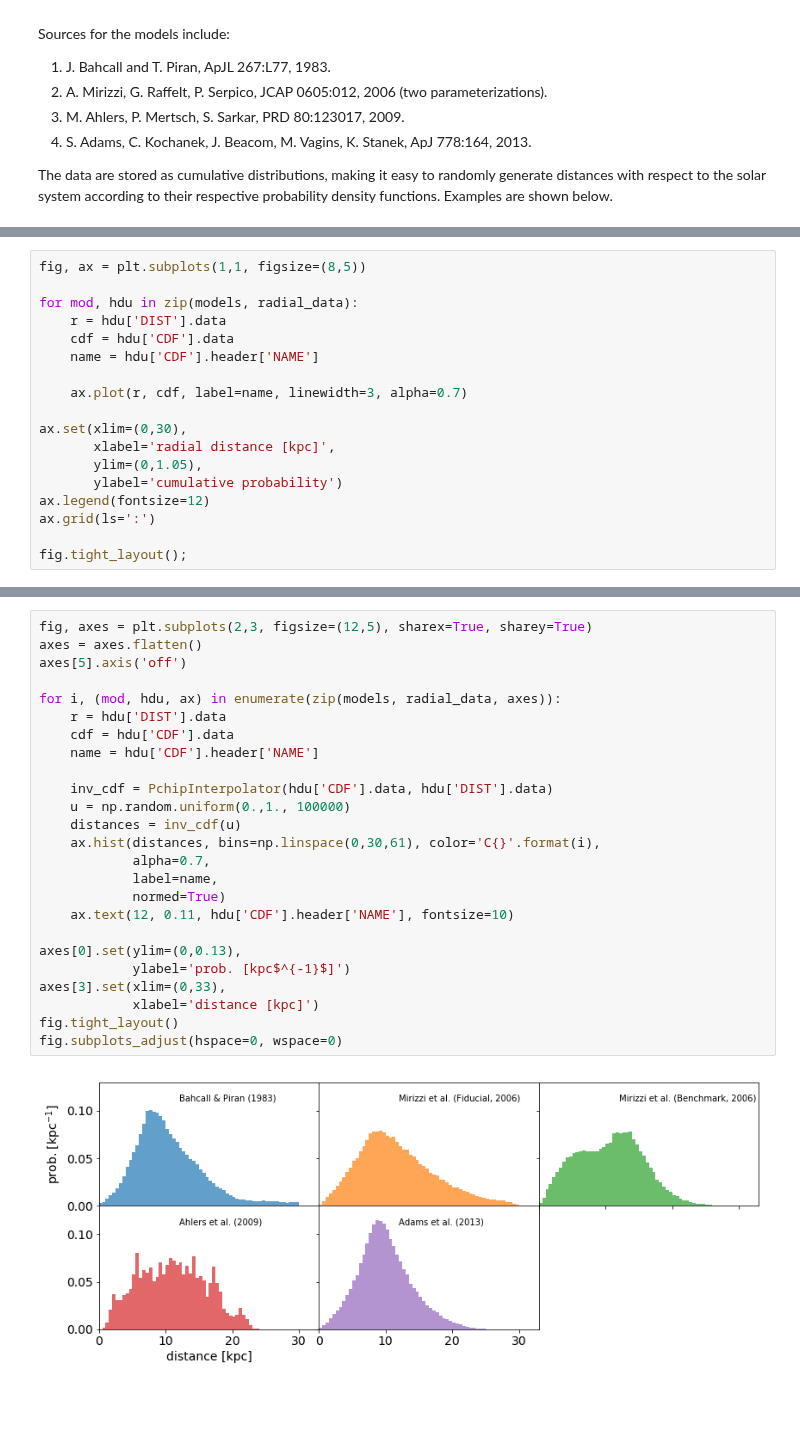
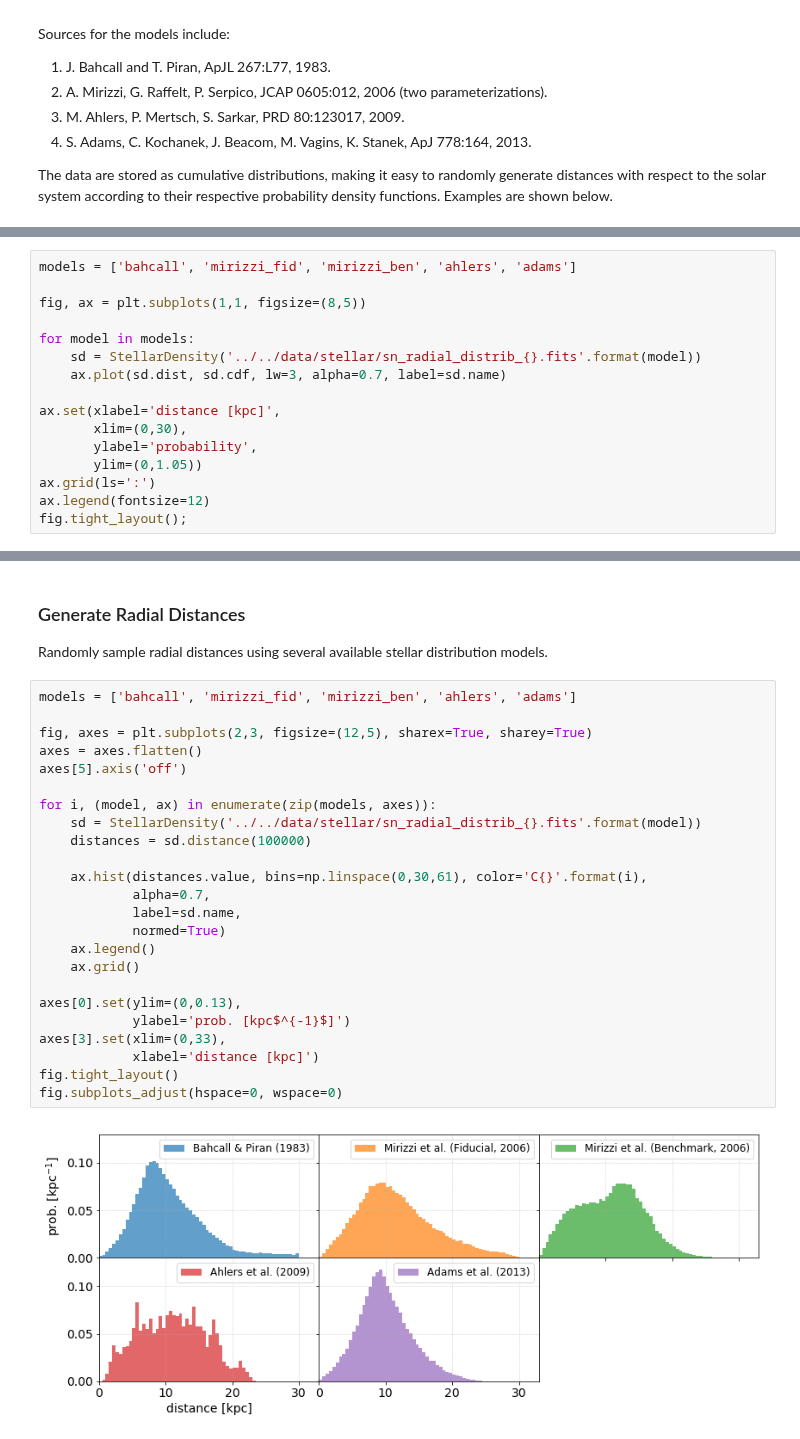
Before and after one commit to icecube/ASTERIA, a Jupyter notebook: docs/nb/stellar_distributions.ipynb, the cells around one changed output, grey strips where cells are left out. Cells and saved outputs as stored; diff of their text form; blank space fills up the shorter version.

Commit message:
Convert notebook to use stellardist module.

```diff
--- a/docs/nb/stellar_distributions.ipynb
+++ b/docs/nb/stellar_distributions.ipynb
@@ -35,19 +67,17 @@ for model in models:
 # %%
+models = ['bahcall', 'mirizzi_fid', 'mirizzi_ben', 'ahlers', 'adams']
+
 fig, ax = plt.subplots(1,1, figsize=(8,5))
 
-for mod, hdu in zip(models, radial_data):
-    r = hdu['DIST'].data
-    cdf = hdu['CDF'].data
-    name = hdu['CDF'].header['NAME']
+for model in models:
+    sd = StellarDensity('../../data/stellar/sn_radial_distrib_{}.fits'.format(model))
+    ax.plot(sd.dist, sd.cdf, lw=3, alpha=0.7, label=sd.name)
 
-    ax.plot(r, cdf, label=name, linewidth=3, alpha=0.7)
-
-ax.set(xlim=(0,30),
-       xlabel='radial distance [kpc]',
-       ylim=(0,1.05),
-       ylabel='cumulative probability')
+ax.set(xlabel='distance [kpc]',
+       xlim=(0,30),
+       ylabel='probability',
+       ylim=(0,1.05))
+ax.grid(ls=':')
 ax.legend(fontsize=12)
-ax.grid(ls=':')
-
 fig.tight_layout();
 # %% [output]
@@ -59,27 +85,30 @@ Generate radial data using the scipy PchipInterpolator (good for monotonic data
+# %% [markdown]
+### Generate Radial Distances
+
+Randomly sample radial distances using several available stellar distribution models.
 # %%
+models = ['bahcall', 'mirizzi_fid', 'mirizzi_ben', 'ahlers', 'adams']
+
 fig, axes = plt.subplots(2,3, figsize=(12,5), sharex=True, sharey=True)
 axes = axes.flatten()
 axes[5].axis('off')
 
-for i, (mod, hdu, ax) in enumerate(zip(models, radial_data, axes)):
-    r = hdu['DIST'].data
-    cdf = hdu['CDF'].data
-    name = hdu['CDF'].header['NAME']
+for i, (model, ax) in enumerate(zip(models, axes)):
+    sd = StellarDensity('../../data/stellar/sn_radial_distrib_{}.fits'.format(model))
+    distances = sd.distance(100000)
 
-    inv_cdf = PchipInterpolator(hdu['CDF'].data, hdu['DIST'].data)
-    u = np.random.uniform(0.,1., 100000)
-    distances = inv_cdf(u)
-    ax.hist(distances, bins=np.linspace(0,30,61), color='C{}'.format(i),
+    ax.hist(distances.value, bins=np.linspace(0,30,61), color='C{}'.format(i),
             alpha=0.7,
-            label=name,
+            label=sd.name,
             normed=True)
-    ax.text(12, 0.11, hdu['CDF'].header['NAME'], fontsize=10)
+    ax.legend()
+    ax.grid()
 
 axes[0].set(ylim=(0,0.13),
             ylabel='prob. [kpc$^{-1}$]')
 axes[3].set(xlim=(0,33),
             xlabel='distance [kpc]')
 fig.tight_layout()
 fig.subplots_adjust(hspace=0, wspace=0)
 # %% [output]
-[figure, old version]
+[figure, new version]
```
Also changed, not shown: parts of 11 cells of this notebook.
